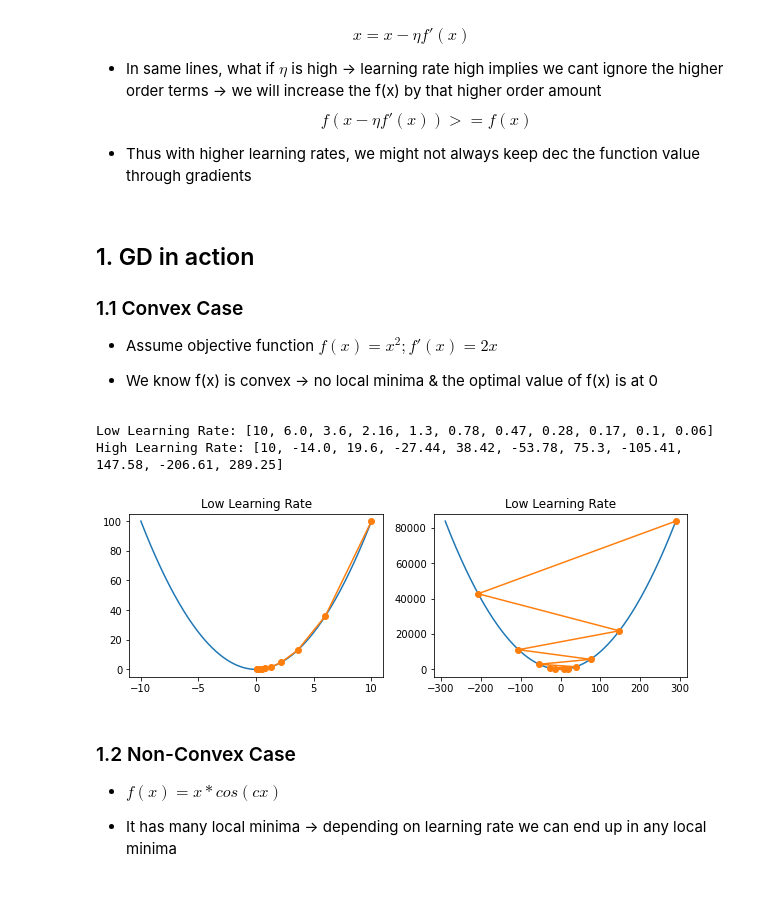
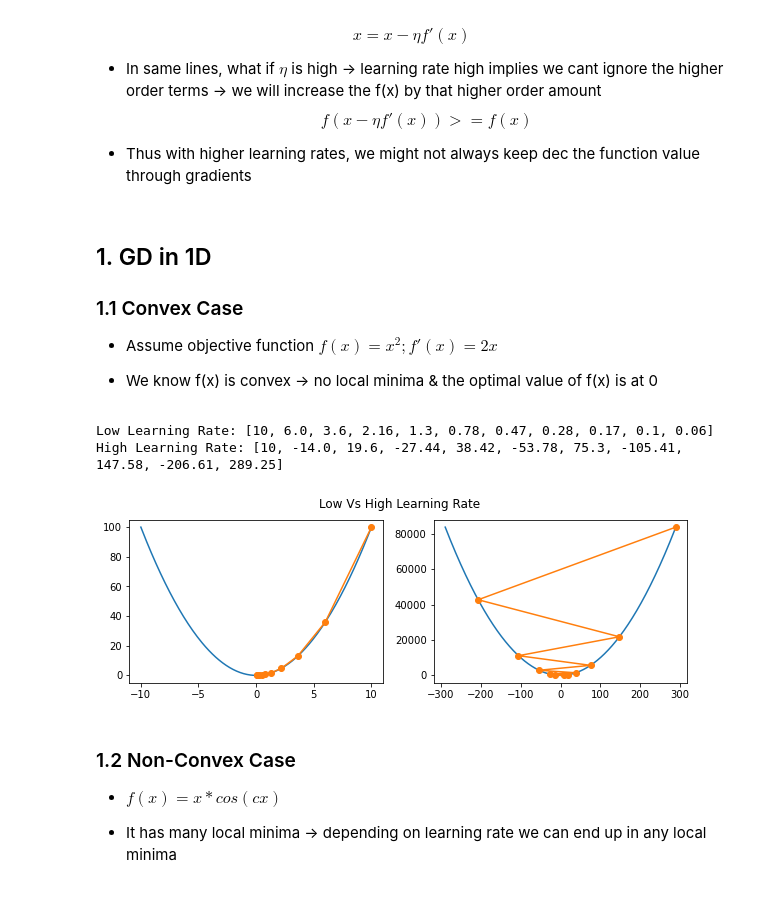
Before and after one commit to arsenallover/ML_From_Scratch, a Jupyter notebook: Optimization/Gradient_Descent.ipynb, the cells around one changed output. Saved outputs shown, nothing was run; the diff lists cells and outputs as text; code cells hidden in the pictures.

```diff
--- a/Optimization/Gradient_Descent.ipynb
+++ b/Optimization/Gradient_Descent.ipynb
@@ -24,7 +24,7 @@ $$ f(x - \eta f'(x)) >= f(x) $$
 
 * Thus with higher learning rates, we might not always keep dec the function value through gradients
 # %% [markdown]
-## 1. GD in action
+## 1. GD in 1D
 
 ### 1.1 Convex Case
 
@@ -60,18 +60,18 @@ High Learning Rate: [10, -14.0, 19.6, -27.44, 38.42, -53.78, 75.3, -105.41, 147.
 # %%
 def plot_gd_update(results):
     plt.figure(figsize=(10, 3))
+    plt.suptitle("Low Vs High Learning Rate")
     subplots = [121, 122]
     for result, subplot in zip(results, subplots):
         plt.subplot(subplot)
-        plt.title("Low Learning Rate")
         n = max(abs(min(result)), abs(max(result)))  # Finding Max val in axis
         f_line = tf.range(-n, n, 0.1)         # Generating Smooth x axis range
         plt.plot(f_line, [f(x) for x in f_line])  # Generate & plot function
         plt.plot(result, [f(x) for x in result], marker='o')  # Plot the weight updates locations
 
 plot_gd_update([res_low_lr, res_high_lr])
 # %% [output]
-[figure, old version]
+[figure, new version]
 # %% [markdown]
 ### 1.2 Non-Convex Case
 
```
Also changed, not shown: parts of 11 cells of this notebook.
